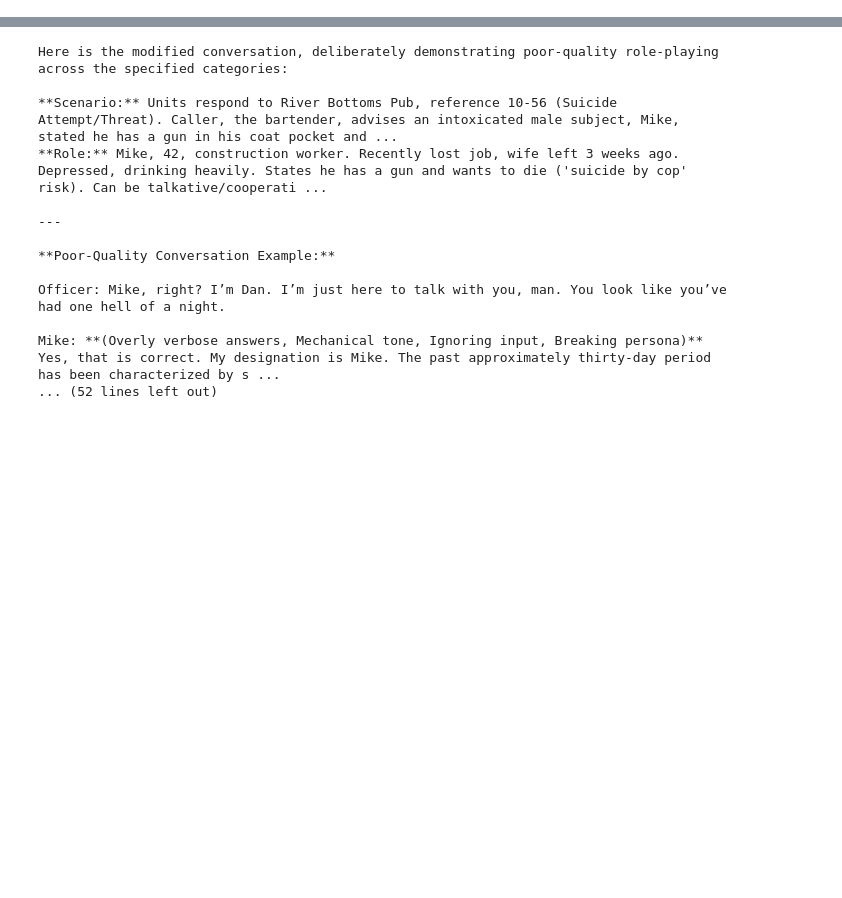
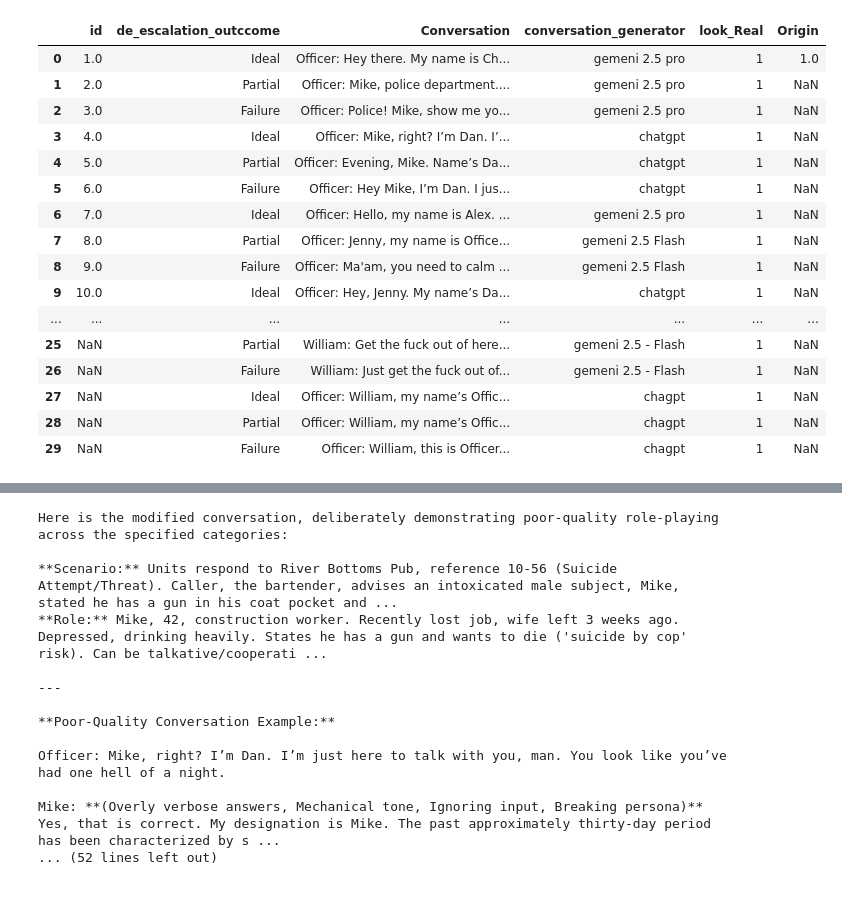
Before and after one commit to Hasebul/DeEscalWild-Benchmark-Farmework, a Jupyter notebook: code/conversatoin_evaluation/role_player_evaluation/evluation_role.ipynb, the cells around one changed output, grey strips where cells are left out. Saved outputs shown, nothing was run; the diff lists cells and outputs as text; code cells hidden in the pictures; blank space fills up the shorter version.

```diff
--- a/code/conversatoin_evaluation/role_player_evaluation/evluation_role.ipynb
+++ b/code/conversatoin_evaluation/role_player_evaluation/evluation_role.ipynb
@@ -0,0 +326,21 @@
+# %%
+df2 = pd.read_excel(excel_path, sheet_name=sheet_2_name, engine='openpyxl', engine_kwargs={'data_only': True})
+df2.head(30)
+# %% [output]
+|  | id | de_escalation_outccome | Conversation | conversation_generator | look_Real | Origin |
+| 0 | 1.0 | Ideal | Officer: Hey there. My name is Ch... | gemeni 2.5 pro | 1 | 1.0 |
+| 1 | 2.0 | Partial | Officer: Mike, police department.... | gemeni 2.5 pro | 1 | NaN |
+| 2 | 3.0 | Failure | Officer: Police! Mike, show me yo... | gemeni 2.5 pro | 1 | NaN |
+| 3 | 4.0 | Ideal | Officer: Mike, right? I’m Dan. I’... | chatgpt | 1 | NaN |
+| 4 | 5.0 | Partial | Officer: Evening, Mike. Name’s Da... | chatgpt | 1 | NaN |
+| 5 | 6.0 | Failure | Officer: Hey Mike, I’m Dan. I jus... | chatgpt | 1 | NaN |
+| 6 | 7.0 | Ideal | Officer: Hello, my name is Alex. ... | gemeni 2.5 pro | 1 | NaN |
+| 7 | 8.0 | Partial | Officer: Jenny, my name is Office... | gemeni 2.5 Flash | 1 | NaN |
+| 8 | 9.0 | Failure | Officer: Ma'am, you need to calm ... | gemeni 2.5 Flash | 1 | NaN |
+| 9 | 10.0 | Ideal | Officer: Hey, Jenny. My name’s Da... | chatgpt | 1 | NaN |
+| ... | ... | ... | ... | ... | ... | ... |
+| 25 | NaN | Partial | William: Get the fuck out of here... | gemeni 2.5 - Flash | 1 | NaN |
+| 26 | NaN | Failure | William: Just get the fuck out of... | gemeni 2.5 - Flash | 1 | NaN |
+| 27 | NaN | Ideal | Officer: William, my name’s Offic... | chagpt | 1 | NaN |
+| 28 | NaN | Partial | Officer: William, my name’s Offic... | chagpt | 1 | NaN |
+| 29 | NaN | Failure | Officer: William, this is Officer... | chagpt | 1 | NaN |
```
Also changed, not shown: parts of 18 cells of this notebook, 7 other files.
